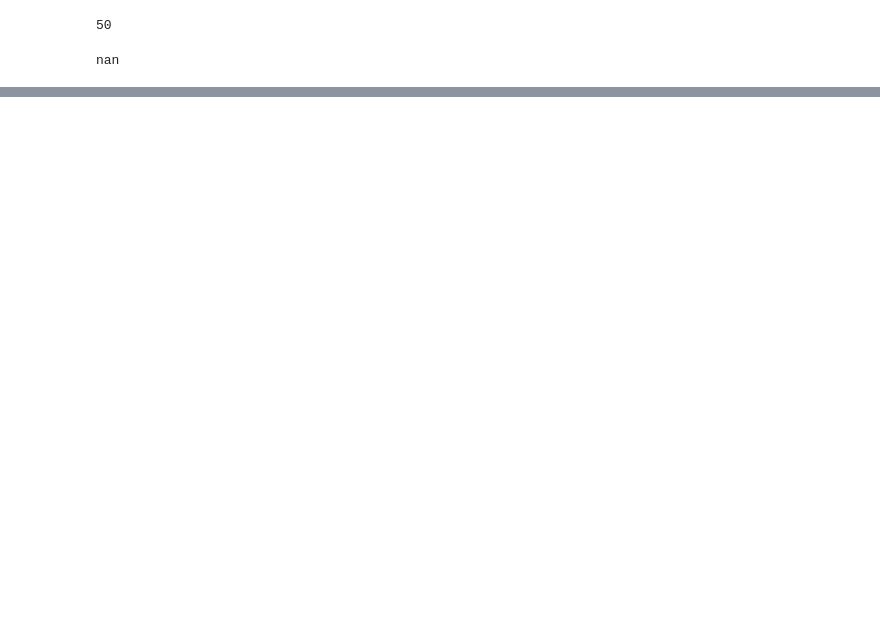
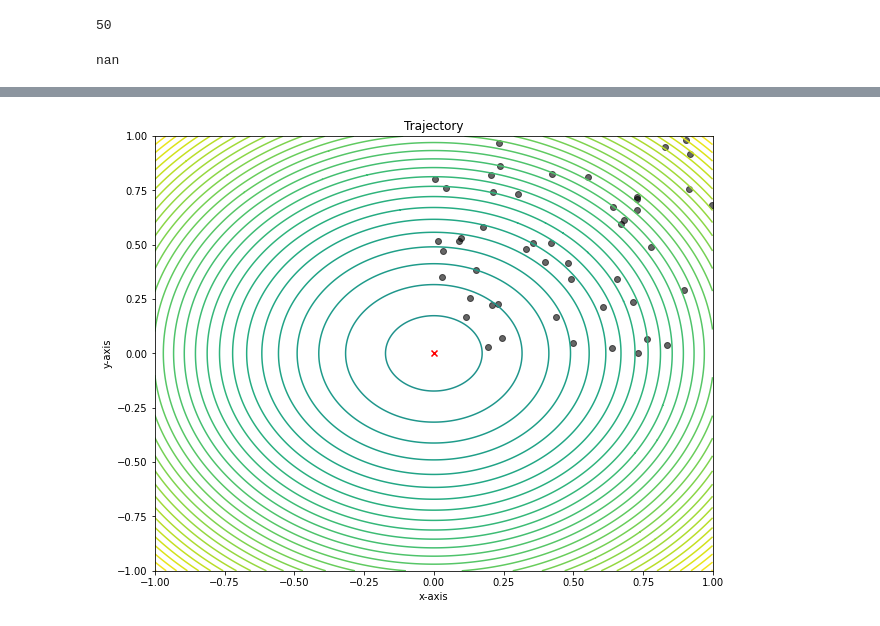
Before and after one commit to Poulami-Sarkar/Chaos-in-production-economics, a Jupyter notebook: PSO.ipynb, the cells around one changed output, grey strips where cells are left out. Drawn from its saved outputs; the diff is of its cells as text; code cells hidden in the pictures; blank space fills up the shorter version.

```diff
--- a/PSO.ipynb
+++ b/PSO.ipynb
@@ -529,0 +555,14 @@ nan
+# %%
+from pyswarms.utils.plotters.formatters import Mesher
+
+# Initialize mesher with sphere function
+m = Mesher(func=fx.sphere)
+# %%
+# Make animation
+animation = plot_contour(pos_history=optimizer.pos_history,
+                         mesher=m,
+                         mark=(0,0))
+
+# Enables us to view it in a Jupyter notebook
+HTML(animation.to_html5_video())
+# %% [output]
@@ -529,0 +572 @@ nan
+[figure, added]
```
Also changed, not shown: parts of 10 cells of this notebook, 26 other files.
